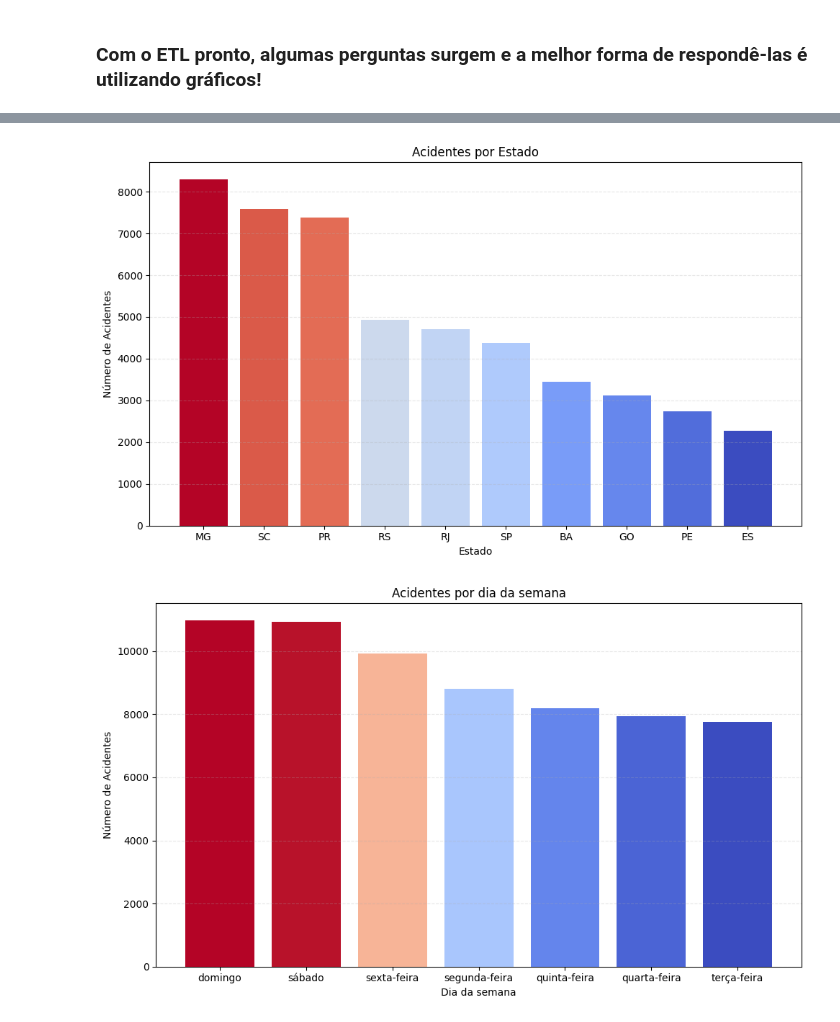
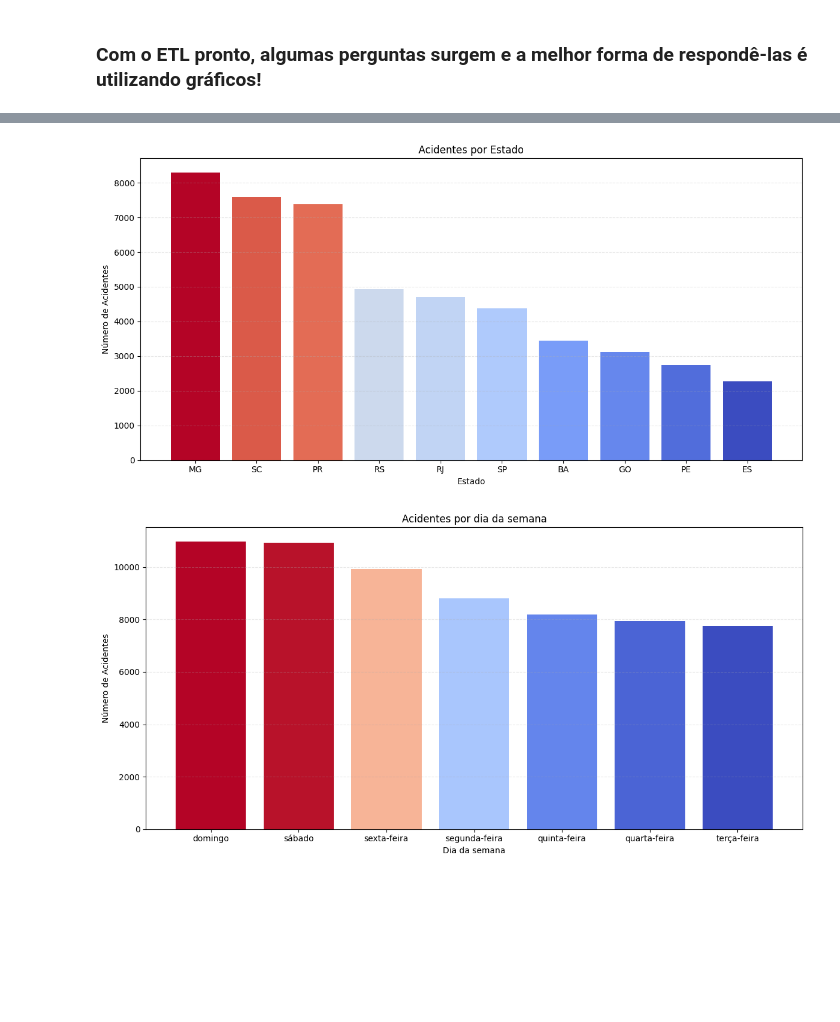
Before and after one commit to marlonlfranca/acidentes-brasil, a Jupyter notebook: jupyter/Totals-2022-accidents.ipynb, the cells around one changed output, grey strips where cells are left out. Drawn from its saved outputs; the diff is of its cells as text; code cells hidden in the pictures; blank space fills up the shorter version.

```diff
--- a/jupyter/Totals-2022-accidents.ipynb
+++ b/jupyter/Totals-2022-accidents.ipynb
@@ -56,33 +52,29 @@ plt.show()
 # %%
 # Qual UF tem mais acidentes?
 acidentes_uf = data_2022["uf"].value_counts().nlargest(10)
-
 # Normalização
 norm = plt.Normalize(acidentes_uf.min(), acidentes_uf.max())
-cores = plt.cm.coolwarm(norm(acidentes_uf))  # Gradiente azul → vermelho
-
+cores = plt.cm.coolwarm(norm(acidentes_uf))
 # Plotagem
-plt.figure(figsize=(10, 6))
+plt.figure(figsize=(12, 6))
 plt.bar(acidentes_uf.index.astype(str), acidentes_uf, color=cores)
 plt.title('Acidentes por Estado')
 plt.xlabel('Estado')
 plt.ylabel('Número de Acidentes')
 plt.xticks(rotation=0)
 plt.grid(axis='y', linestyle='--', alpha=0.3)
 plt.tight_layout()
 plt.show()
 # %% [output]
-[figure, old version]
+[figure, new version]
 # %%
 # Qual dia da semana tem mais acidentes?
 acidentes_dia_semana = data_2022["dia_semana"].value_counts().nlargest(10)
-
 # Normalização
 norm = plt.Normalize(acidentes_dia_semana.min(), acidentes_dia_semana.max())
-cores = plt.cm.coolwarm(norm(acidentes_dia_semana))  # Gradiente azul → vermelho
-
+cores = plt.cm.coolwarm(norm(acidentes_dia_semana))
 # Plotagem
-plt.figure(figsize=(10, 6))
+plt.figure(figsize=(12, 6))
 plt.bar(acidentes_dia_semana.index.astype(str), acidentes_dia_semana, color=cores)
 plt.title('Acidentes por dia da semana')
 plt.xlabel('Dia da semana')
@@ -92,7 +84,7 @@ plt.grid(axis='y', linestyle='--', alpha=0.3)
 plt.tight_layout()
 plt.show()
 # %% [output]
-[figure, old version]
+[figure, new version]
 # %%
 # Qual o tipo de acidente mais comum?
 tipo_acidente = data_2022["tipo_acidente"].value_counts().nlargest(10)
```
Also changed, not shown: parts of 6 cells of this notebook, 9 other files.
